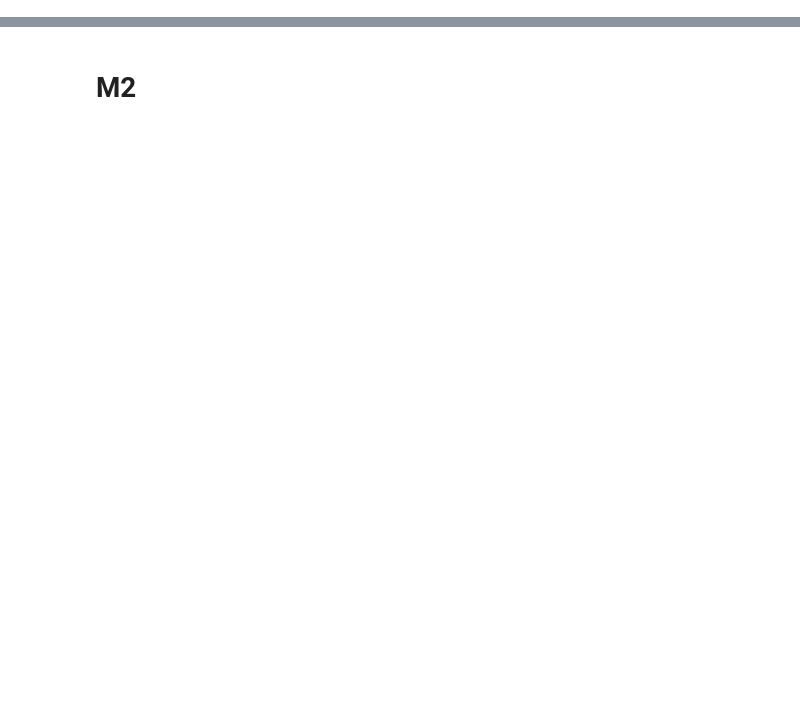
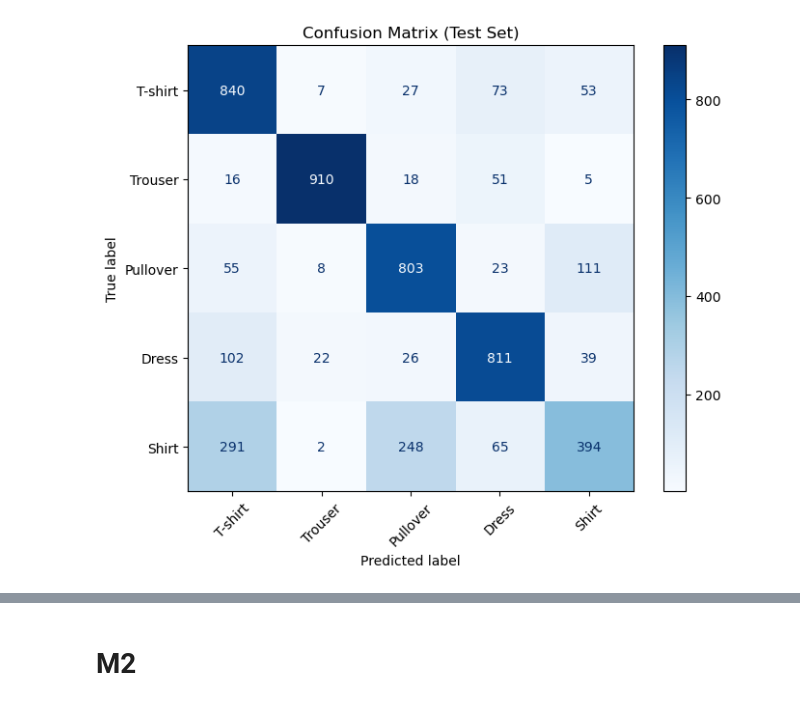
Before and after one commit to LJONeill/JustTwo, a Jupyter notebook: M1_M2.ipynb, the cells around one changed output, grey strips where cells are left out. Saved outputs shown, nothing was run; the diff lists cells and outputs as text; code cells hidden in the pictures; blank space fills up the shorter version.

```diff
--- a/M1_M2.ipynb
+++ b/M1_M2.ipynb
@@ -428,0 +160,26 @@ Test Accuracy: 84.85%
+# %%
+# Train the decision tree on the training set
+first_test_tree.train(PCA_split_X_train, PCA_split_y_train)
+print("Decision Tree training completed.")
+
+# Predict the labels for the validation set
+Y_pred = first_test_tree.predict(PCA_X_validate)
+
+# Evaluate the performance of the model on the validation set
+accuracy = accuracy_score(PCA_y_validate, Y_pred)
+print(f"Validation Accuracy: {accuracy * 100:.2f}%")
+
+# Display a classification report for detailed performance metrics
+print("Classification Report (Validation Set):")
+print(classification_report(PCA_y_validate, Y_pred))
+
+# Predict the labels for the test set
+Y_test_pred = first_test_tree.predict(PCA_X_test)
+
+# Evaluate the performance of the model on the test set
+test_accuracy = accuracy_score(PCA_y_test, Y_test_pred)
+print(f"Test Accuracy: {test_accuracy * 100:.2f}%")
+
+# Display a classification report for the test set
+print("\nClassification Report (Test Set):")
+print(classification_report(PCA_y_test, Y_test_pred))
@@ -428,0 +208,15 @@ Test Accuracy: 84.85%
+# %%
+# Compute confusion matrix
+cm = confusion_matrix(PCA_y_test, Y_test_pred)  # Ensure Y_test and Y_test_pred are correctly used
+
+# Create confusion matrix display
+disp = ConfusionMatrixDisplay(confusion_matrix=cm, display_labels=['T-shirt', 'Trouser', 'Pullover', 'Dress', 'Shirt'])
+
+# Plot the confusion matrix
+fig, ax = plt.subplots(figsize=(8, 6))  # Adjust figure size for better readability
+disp.plot(cmap='Blues', ax=ax)
+plt.title('Confusion Matrix (Test Set)')
+plt.xticks(rotation=45)  # Rotate x-tick labels for clarity
+plt.show()
+# %% [output]
+[figure, added]
```
Also changed, not shown: parts of 43 cells of this notebook, 8 other files.
